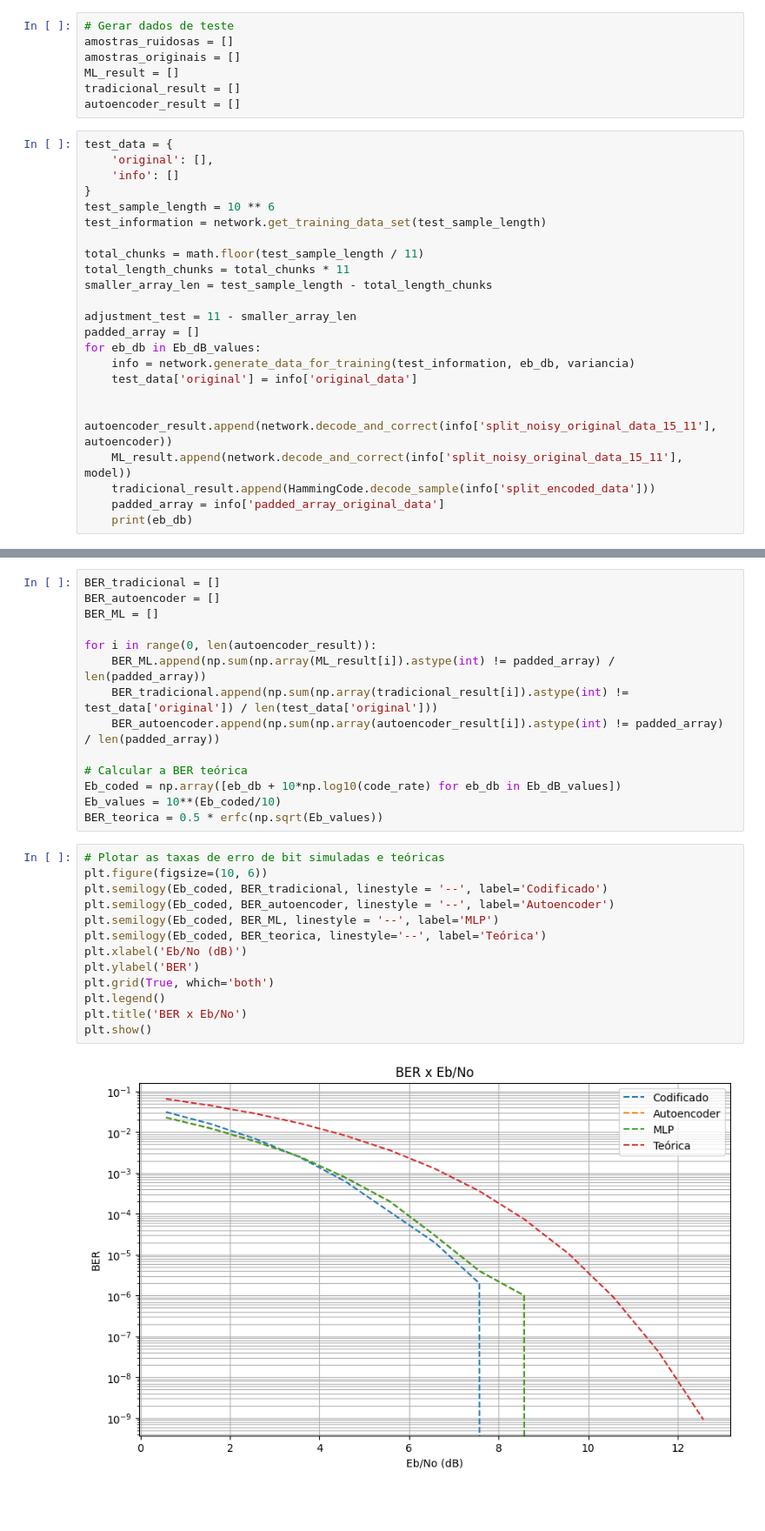
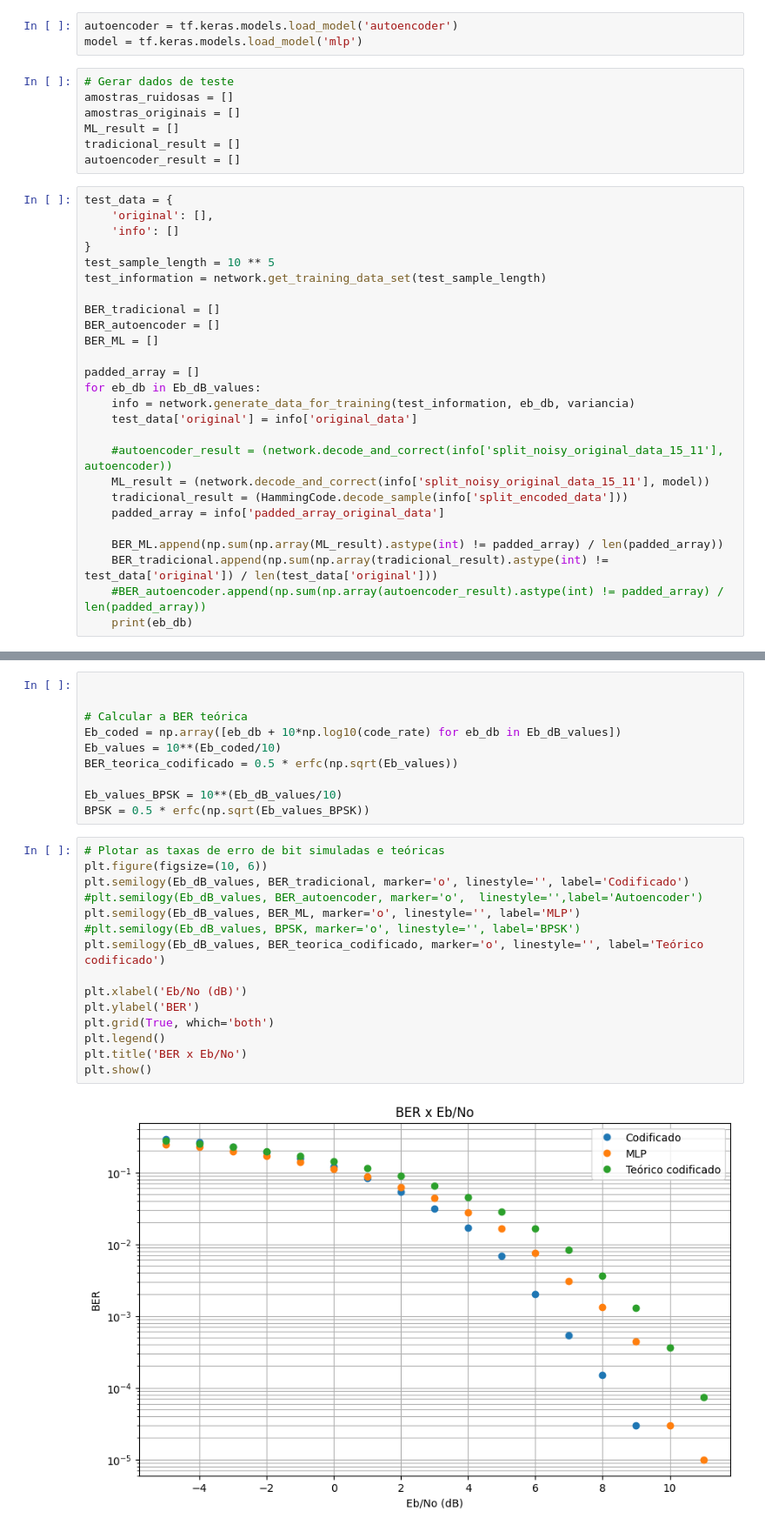
Before and after one commit to jbizzi/tfc, a Jupyter notebook: src/CombineiApproaches.ipynb, the cells around one changed output, grey strips where cells are left out. Shown at 87% size. Drawn from its saved outputs; the diff is of its cells as text; blank space fills up the shorter version.

```diff
--- a/src/CombineiApproaches.ipynb
+++ b/src/CombineiApproaches.ipynb
@@ -86,3 +73,6 @@ Epoch 22/100
+# %%
+autoencoder = tf.keras.models.load_model('autoencoder')
+model = tf.keras.models.load_model('mlp')
 # %%
 # Gerar dados de teste
 amostras_ruidosas = []
@@ -95,22 +85,25 @@ test_data = {
     'original': [],
     'info': []
 }
-test_sample_length = 10 ** 6
+test_sample_length = 10 ** 5
 test_information = network.get_training_data_set(test_sample_length)
 
-total_chunks = math.floor(test_sample_length / 11)
-total_length_chunks = total_chunks * 11
-smaller_array_len = test_sample_length - total_length_chunks
+BER_tradicional = []
+BER_autoencoder = []
+BER_ML = []
 
-adjustment_test = 11 - smaller_array_len
 padded_array = []
 for eb_db in Eb_dB_values:
     info = network.generate_data_for_training(test_information, eb_db, variancia)
     test_data['original'] = info['original_data']
 
-    autoencoder_result.append(network.decode_and_correct(info['split_noisy_original_data_15_11'], autoencoder))
-    ML_result.append(network.decode_and_correct(info['split_noisy_original_data_15_11'], model))
-    tradicional_result.append(HammingCode.decode_sample(info['split_encoded_data']))
+    #autoencoder_result = (network.decode_and_correct(info['split_noisy_original_data_15_11'], autoencoder))
+    ML_result = (network.decode_and_correct(info['split_noisy_original_data_15_11'], model))
+    tradicional_result = (HammingCode.decode_sample(info['split_encoded_data']))
     padded_array = info['padded_array_original_data']
+
+    BER_ML.append(np.sum(np.array(ML_result).astype(int) != padded_array) / len(padded_array))
+    BER_tradicional.append(np.sum(np.array(tradicional_result).astype(int) != test_data['original']) / len(test_data['original']))
+    #BER_autoencoder.append(np.sum(np.array(autoencoder_result).astype(int) != padded_array) / len(padded_array))
     print(eb_db)
 # %% [output]
@@ -130,29 +127,27 @@ for eb_db in Eb_dB_values:
 # %%
-BER_tradicional = []
-BER_autoencoder = []
-BER_ML = []
 
-for i in range(0, len(autoencoder_result)):
-    BER_ML.append(np.sum(np.array(ML_result[i]).astype(int) != padded_array) / len(padded_array))
-    BER_tradicional.append(np.sum(np.array(tradicional_result[i]).astype(int) != test_data['original']) / len(test_data['original']))
-    BER_autoencoder.append(np.sum(np.array(autoencoder_result[i]).astype(int) != padded_array) / len(padded_array))
 
 # Calcular a BER teórica
 Eb_coded = np.array([eb_db + 10*np.log10(code_rate) for eb_db in Eb_dB_values])
 Eb_values = 10**(Eb_coded/10)
-BER_teorica = 0.5 * erfc(np.sqrt(Eb_values))
+BER_teorica_codificado = 0.5 * erfc(np.sqrt(Eb_values))
+
+Eb_values_BPSK = 10**(Eb_dB_values/10)
+BPSK = 0.5 * erfc(np.sqrt(Eb_values_BPSK))
 # %%
 # Plotar as taxas de erro de bit simuladas e teóricas
 plt.figure(figsize=(10, 6))
-plt.semilogy(Eb_coded, BER_tradicional, linestyle = '--', label='Codificado')
-plt.semilogy(Eb_coded, BER_autoencoder, linestyle = '--', label='Autoencoder')
-plt.semilogy(Eb_coded, BER_ML, linestyle = '--', label='MLP')
-plt.semilogy(Eb_coded, BER_teorica, linestyle='--', label='Teórica')
+plt.semilogy(Eb_dB_values, BER_tradicional, marker='o', linestyle='', label='Codificado')
+#plt.semilogy(Eb_dB_values, BER_autoencoder, marker='o',  linestyle='',label='Autoencoder')
+plt.semilogy(Eb_dB_values, BER_ML, marker='o', linestyle='', label='MLP')
+#plt.semilogy(Eb_dB_values, BPSK, marker='o', linestyle='', label='BPSK')
+plt.semilogy(Eb_dB_values, BER_teorica_codificado, marker='o', linestyle='', label='Teórico codificado')
+
 plt.xlabel('Eb/No (dB)')
 plt.ylabel('BER')
 plt.grid(True, which='both')
 plt.legend()
 plt.title('BER x Eb/No')
 plt.show()
 # %% [output]
-[figure, old version]
+[figure, new version]
```
Also changed, not shown: parts of 6 cells of this notebook, 2 other files.
